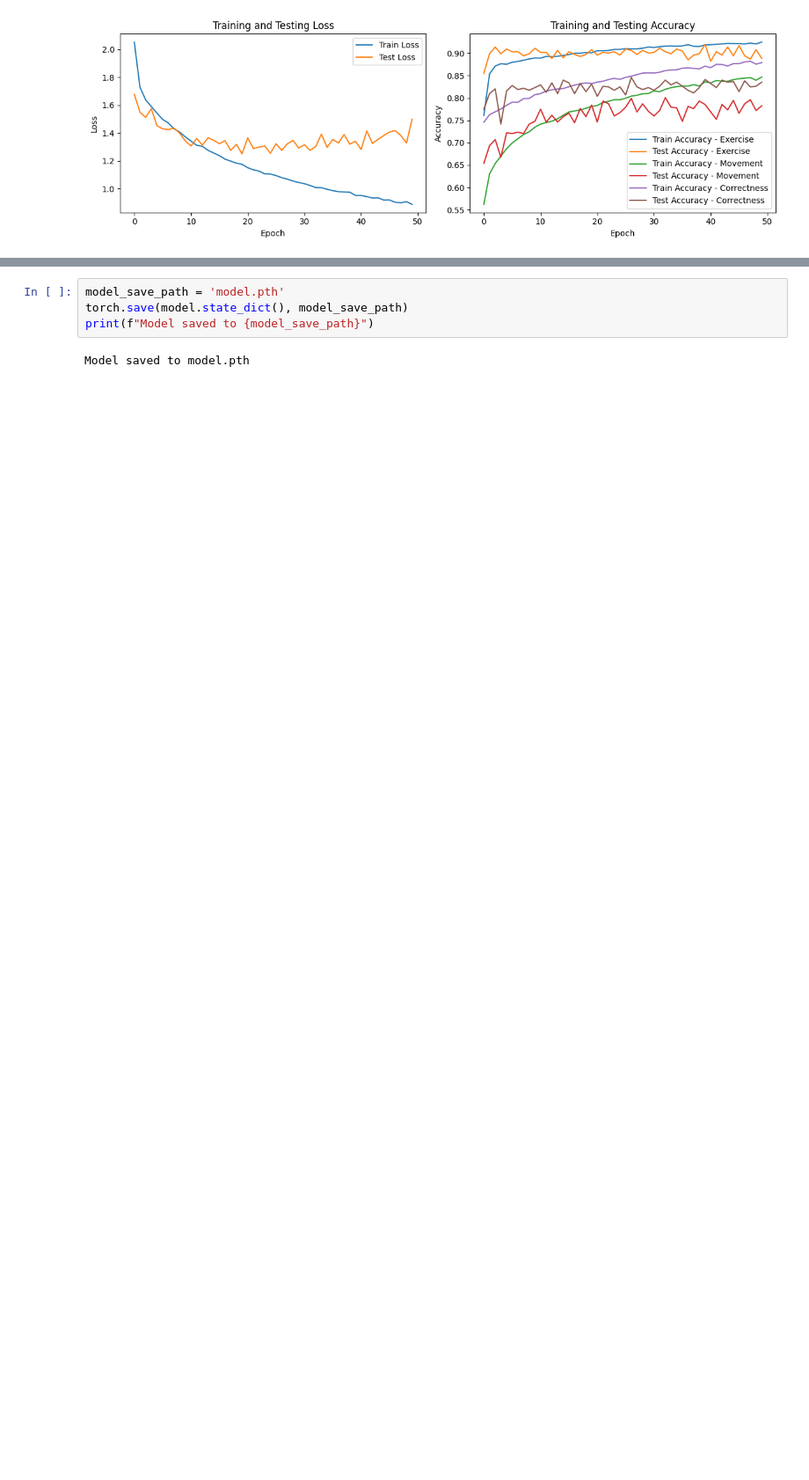
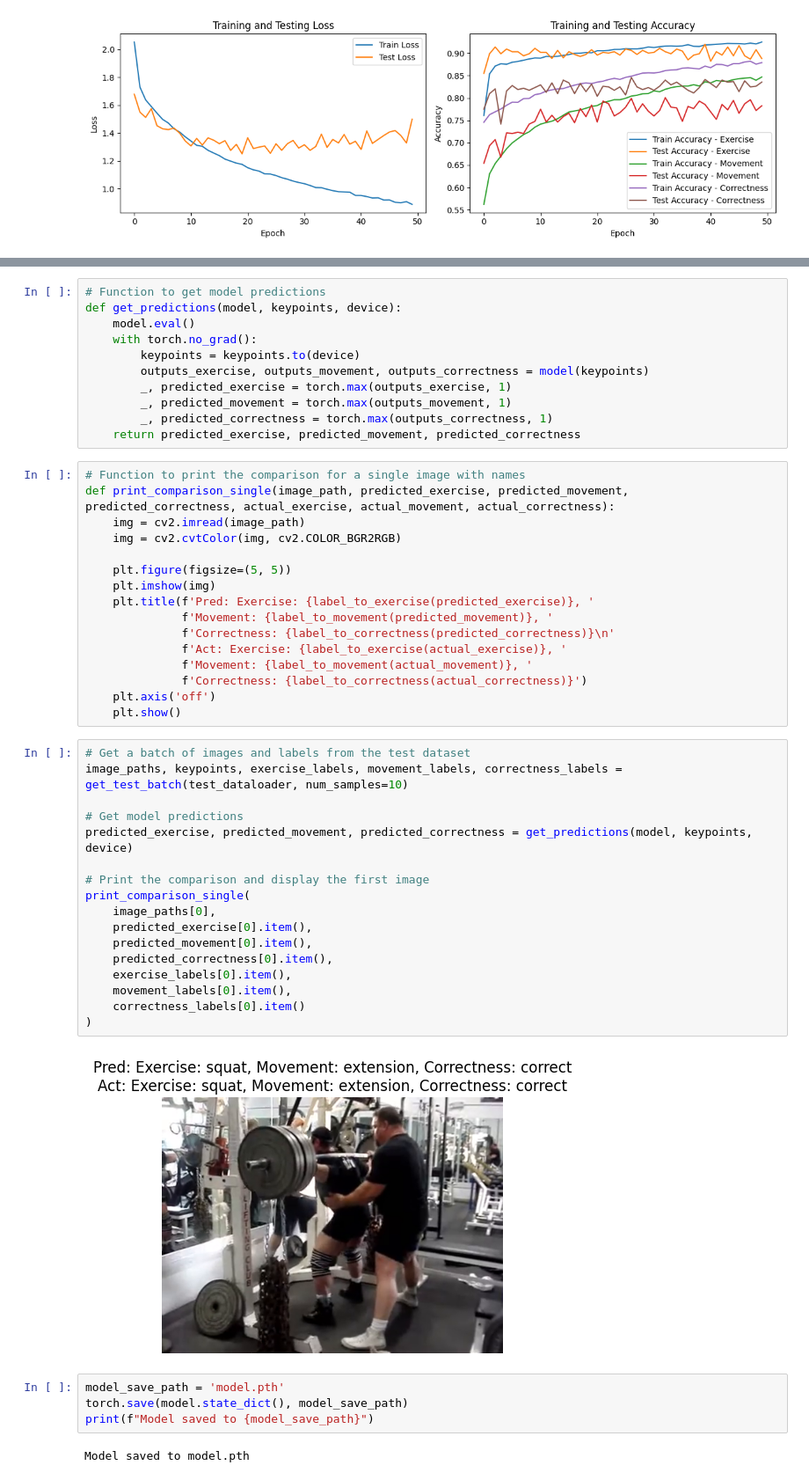
Before and after one commit to dominicaq/workout_estimation, a Jupyter notebook: CNN_classification.ipynb, the cells around one changed output, grey strips where cells are left out. Shown: that part at 88% size. Cells and saved outputs as stored; diff of their text form; blank space fills up the shorter version.

Commit message:
display image and labels

```diff
--- a/CNN_classification.ipynb
+++ b/CNN_classification.ipynb
@@ -252,3 +277,49 @@ Test Accuracy [Exercise: 0.8882, Movement: 0.7825, Correctness: 0.8353]
+# %%
+# Function to get model predictions
+def get_predictions(model, keypoints, device):
+    model.eval()
+    with torch.no_grad():
+        keypoints = keypoints.to(device)
+        outputs_exercise, outputs_movement, outputs_correctness = model(keypoints)
+        _, predicted_exercise = torch.max(outputs_exercise, 1)
+        _, predicted_movement = torch.max(outputs_movement, 1)
+        _, predicted_correctness = torch.max(outputs_correctness, 1)
+    return predicted_exercise, predicted_movement, predicted_correctness
+# %%
+# Function to print the comparison for a single image with names
+def print_comparison_single(image_path, predicted_exercise, predicted_movement, predicted_correctness, actual_exercise, actual_movement, actual_correctness):
+    img = cv2.imread(image_path)
+    img = cv2.cvtColor(img, cv2.COLOR_BGR2RGB)
+
+    plt.figure(figsize=(5, 5))
+    plt.imshow(img)
+    plt.title(f'Pred: Exercise: {label_to_exercise(predicted_exercise)}, '
+              f'Movement: {label_to_movement(predicted_movement)}, '
+              f'Correctness: {label_to_correctness(predicted_correctness)}\n'
+              f'Act: Exercise: {label_to_exercise(actual_exercise)}, '
+              f'Movement: {label_to_movement(actual_movement)}, '
+              f'Correctness: {label_to_correctness(actual_correctness)}')
+    plt.axis('off')
+    plt.show()
+# %%
+# Get a batch of images and labels from the test dataset
+image_paths, keypoints, exercise_labels, movement_labels, correctness_labels = get_test_batch(test_dataloader, num_samples=10)
+
+# Get model predictions
+predicted_exercise, predicted_movement, predicted_correctness = get_predictions(model, keypoints, device)
+
+# Print the comparison and display the first image
+print_comparison_single(
+    image_paths[0],
+    predicted_exercise[0].item(),
+    predicted_movement[0].item(),
+    predicted_correctness[0].item(),
+    exercise_labels[0].item(),
+    movement_labels[0].item(),
+    correctness_labels[0].item()
+)
+# %% [output]
+[figure, added]
 # %%
 model_save_path = 'model.pth'
 torch.save(model.state_dict(), model_save_path)
```
Also changed, not shown: parts of 5 cells of this notebook, 1 other file.
